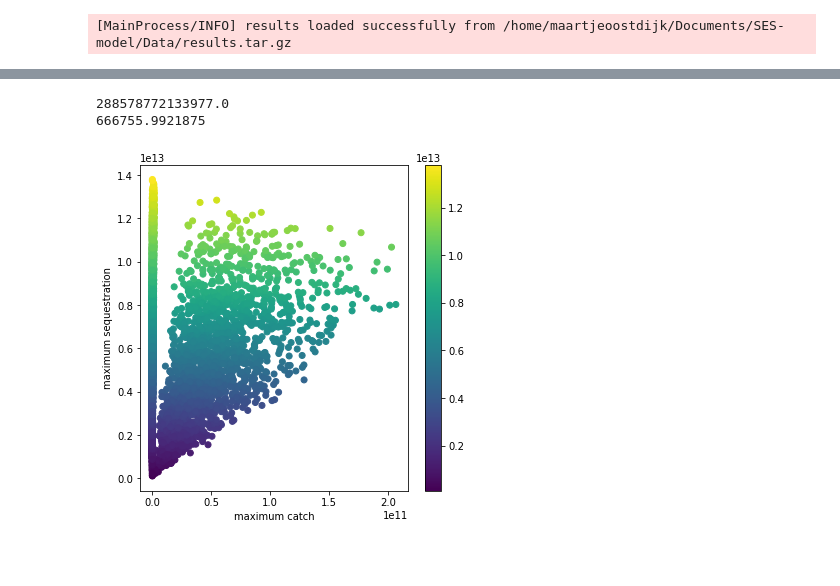
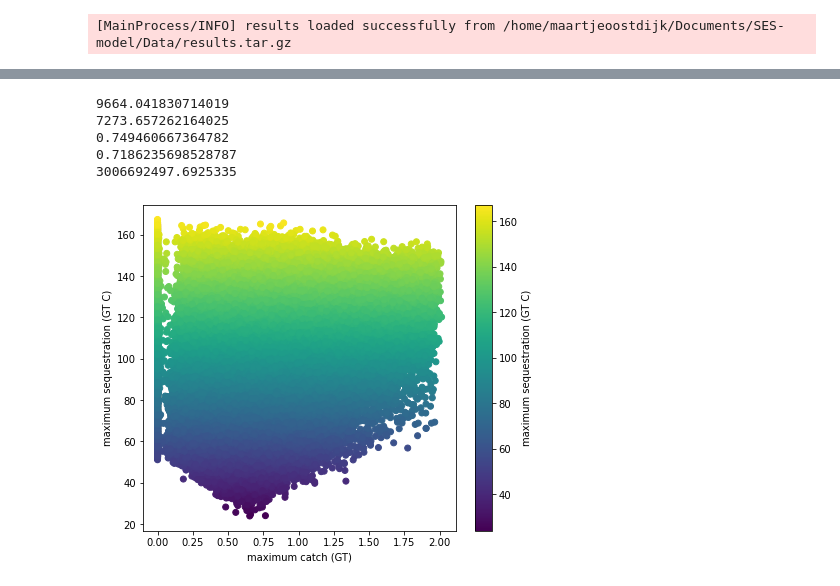
Before and after one commit to maartje-oostdijk/SES-model, a Jupyter notebook: difference_ses_model_DMDU.ipynb, the cells around one changed output, grey strips where cells are left out. Drawn from its saved outputs; the diff is of its cells as text; code cells hidden in the pictures; blank space fills up the shorter version.

```diff
--- a/difference_ses_model_DMDU.ipynb
+++ b/difference_ses_model_DMDU.ipynb
@@ -178,35 +199,49 @@ plt.savefig('correlation.png')
 # %%
 import matplotlib.pyplot as plt
 import numpy as np
 
-seq = outcomes['sequestration']
+seq = outcomes['sequestration']/1000000000
 maxseq = np.max(seq, axis=1)
 #maximum of set of outcomes
-catch = outcomes['catch']
+catch = outcomes['catch']/1000000000
 maxcatch = np.max(catch, axis=1)
-scc = outcomes['cumulative_social_cost']
+scc = outcomes['cumulative_social_cost']/1000000000
 maxscc = np.max(scc, axis=1)
 
 biomass = outcomes['meeso']
 maxbiomass = np.max(biomass, axis=1)
 
+#pristbiomass = outcomes['sequestration_pristine']
+#maxpristbiomass = np.max(biomass, axis=1)
+
 print(np.mean(maxscc))
 print(np.median(maxscc))
 
+print(np.mean(maxcatch))
+print(np.median(maxcatch))
+
+#print(np.median(pristbiomass))
+print(np.median(maxbiomass))
+#print(np.median(maxcatch))
+
 #print(maxscc)
 #socialcost = (maxscc-2840053909602230)*-1
-fig, ax = plt.subplots(figsize=(6,6))
+fig, ax = plt.subplots(figsize=(7,6))
 sc = ax.scatter(maxcatch, maxseq,c=maxseq)
-plt.colorbar(sc)
-ax.set_xlabel('maximum catch')
-ax.set_ylabel('maximum sequestration')
+cbar = plt.colorbar(sc)
+ax.set_xlabel('maximum catch (GT)')
+ax.set_ylabel('maximum sequestration (GT C)')
 #plt.show()
+cbar.set_label('maximum sequestration (GT C)')
 
 plt.savefig('correlation2.png')
 # %% [output]
-288578772133977.0
-666755.9921875
+9664.041830714019
+7273.657262164025
+0.749460667364782
+0.7186235698528787
+3006692497.6925335
-[figure, old version]
+[figure, new version]
 # %%
 from ema_workbench.analysis import feature_scoring
 import seaborn as sns
```
Also changed, not shown: parts of 21 cells of this notebook, 2 other files.
